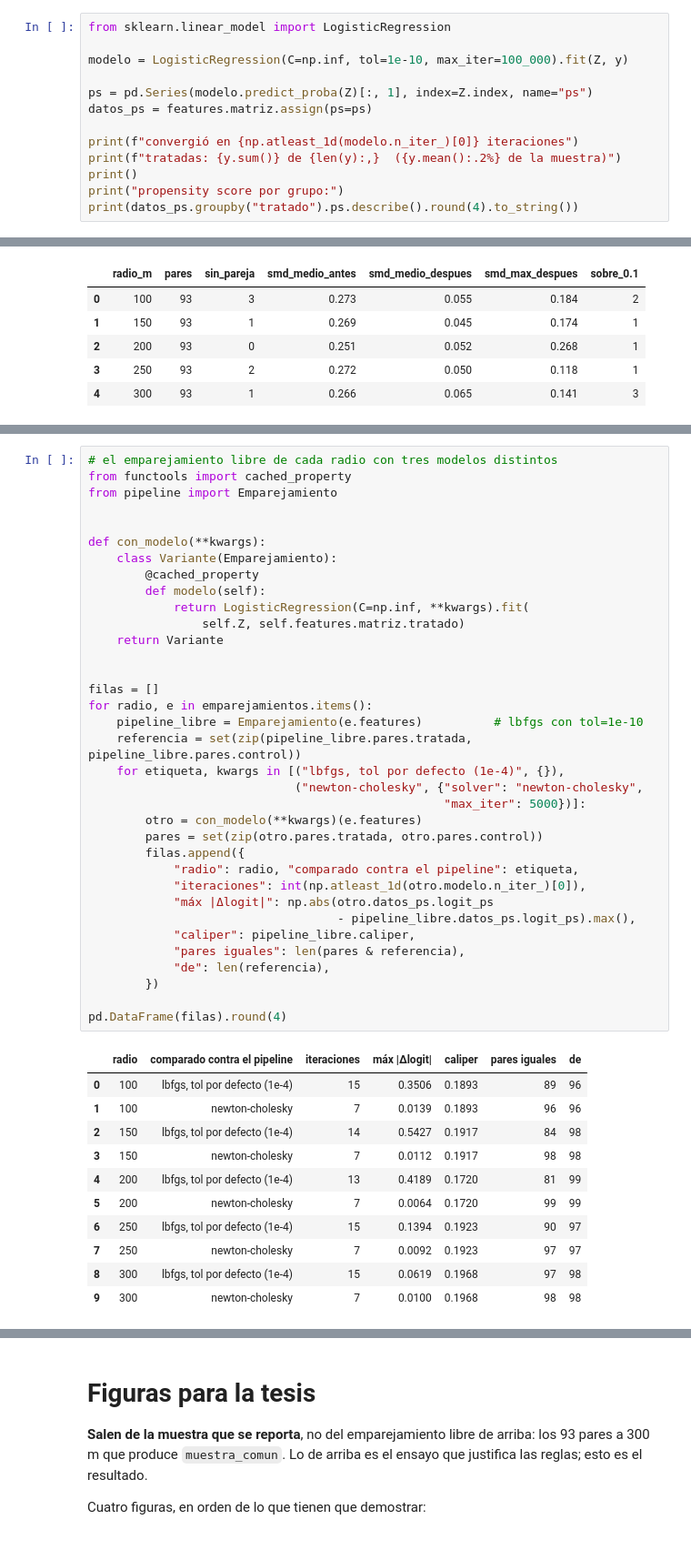
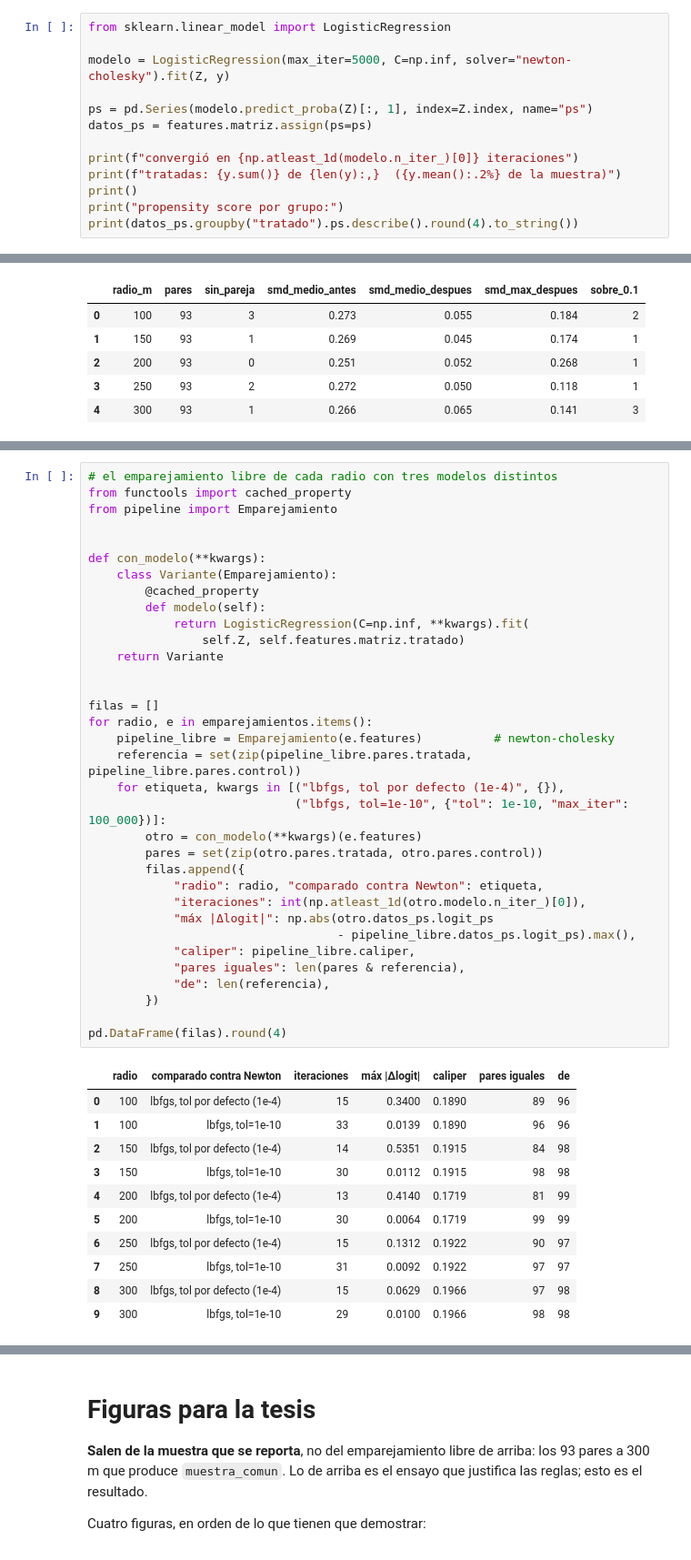
Before and after one commit to MarianoAlcarazAguilar/causal-effects-speed-cameras, a Jupyter notebook: scripts/resume-911/propensity-score.ipynb, the cells around one changed output, grey strips where cells are left out. Shown at 91% size. Cells and saved outputs as stored; diff of their text form.

```diff
--- a/scripts/resume-911/propensity-score.ipynb
+++ b/scripts/resume-911/propensity-score.ipynb
@@ -43,7 +45,7 @@ de la muestra común.
 # %%
 from sklearn.linear_model import LogisticRegression
 
-modelo = LogisticRegression(C=np.inf, tol=1e-10, max_iter=100_000).fit(Z, y)
+modelo = LogisticRegression(max_iter=5000, C=np.inf, solver="newton-cholesky").fit(Z, y)
 
 ps = pd.Series(modelo.predict_proba(Z)[:, 1], index=Z.index, name="ps")
 datos_ps = features.matriz.assign(ps=ps)
@@ -487,46 +488,45 @@ la elección anterior.
 from functools import cached_property
 from pipeline import Emparejamiento
 
 
 def con_modelo(**kwargs):
     class Variante(Emparejamiento):
         @cached_property
         def modelo(self):
             return LogisticRegression(C=np.inf, **kwargs).fit(
                 self.Z, self.features.matriz.tratado)
     return Variante
 
 
 filas = []
 for radio, e in emparejamientos.items():
-    pipeline_libre = Emparejamiento(e.features)          # lbfgs con tol=1e-10
+    pipeline_libre = Emparejamiento(e.features)          # newton-cholesky
     referencia = set(zip(pipeline_libre.pares.tratada, pipeline_libre.pares.control))
     for etiqueta, kwargs in [("lbfgs, tol por defecto (1e-4)", {}),
-                             ("newton-cholesky", {"solver": "newton-cholesky",
-                                                  "max_iter": 5000})]:
+                             ("lbfgs, tol=1e-10", {"tol": 1e-10, "max_iter": 100_000})]:
         otro = con_modelo(**kwargs)(e.features)
         pares = set(zip(otro.pares.tratada, otro.pares.control))
         filas.append({
-            "radio": radio, "comparado contra el pipeline": etiqueta,
+            "radio": radio, "comparado contra Newton": etiqueta,
             "iteraciones": int(np.atleast_1d(otro.modelo.n_iter_)[0]),
             "máx |Δlogit|": np.abs(otro.datos_ps.logit_ps
                                    - pipeline_libre.datos_ps.logit_ps).max(),
             "caliper": pipeline_libre.caliper,
             "pares iguales": len(pares & referencia),
             "de": len(referencia),
         })
 
 pd.DataFrame(filas).round(4)
 # %% [output]
-|  | radio | comparado contra el pipeline | iteraciones | máx |Δlogit| | caliper | pares iguales | de |
-| 0 | 100 | lbfgs, tol por defecto (1e-4) | 15 | 0.3506 | 0.1893 | 89 | 96 |
-| 1 | 100 | newton-cholesky | 7 | 0.0139 | 0.1893 | 96 | 96 |
-| 2 | 150 | lbfgs, tol por defecto (1e-4) | 14 | 0.5427 | 0.1917 | 84 | 98 |
-| 3 | 150 | newton-cholesky | 7 | 0.0112 | 0.1917 | 98 | 98 |
-| 4 | 200 | lbfgs, tol por defecto (1e-4) | 13 | 0.4189 | 0.1720 | 81 | 99 |
-| 5 | 200 | newton-cholesky | 7 | 0.0064 | 0.1720 | 99 | 99 |
-| 6 | 250 | lbfgs, tol por defecto (1e-4) | 15 | 0.1394 | 0.1923 | 90 | 97 |
-| 7 | 250 | newton-cholesky | 7 | 0.0092 | 0.1923 | 97 | 97 |
-| 8 | 300 | lbfgs, tol por defecto (1e-4) | 15 | 0.0619 | 0.1968 | 97 | 98 |
-| 9 | 300 | newton-cholesky | 7 | 0.0100 | 0.1968 | 98 | 98 |
+|  | radio | comparado contra Newton | iteraciones | máx |Δlogit| | caliper | pares iguales | de |
+| 0 | 100 | lbfgs, tol por defecto (1e-4) | 15 | 0.3400 | 0.1890 | 89 | 96 |
+| 1 | 100 | lbfgs, tol=1e-10 | 33 | 0.0139 | 0.1890 | 96 | 96 |
+| 2 | 150 | lbfgs, tol por defecto (1e-4) | 14 | 0.5351 | 0.1915 | 84 | 98 |
+| 3 | 150 | lbfgs, tol=1e-10 | 30 | 0.0112 | 0.1915 | 98 | 98 |
+| 4 | 200 | lbfgs, tol por defecto (1e-4) | 13 | 0.4140 | 0.1719 | 81 | 99 |
+| 5 | 200 | lbfgs, tol=1e-10 | 30 | 0.0064 | 0.1719 | 99 | 99 |
+| 6 | 250 | lbfgs, tol por defecto (1e-4) | 15 | 0.1312 | 0.1922 | 90 | 97 |
+| 7 | 250 | lbfgs, tol=1e-10 | 31 | 0.0092 | 0.1922 | 97 | 97 |
+| 8 | 300 | lbfgs, tol por defecto (1e-4) | 15 | 0.0629 | 0.1966 | 97 | 98 |
+| 9 | 300 | lbfgs, tol=1e-10 | 29 | 0.0100 | 0.1966 | 98 | 98 |
 # %% [markdown]
```
Also changed, not shown: parts of 11 cells of this notebook, 2 other files.
